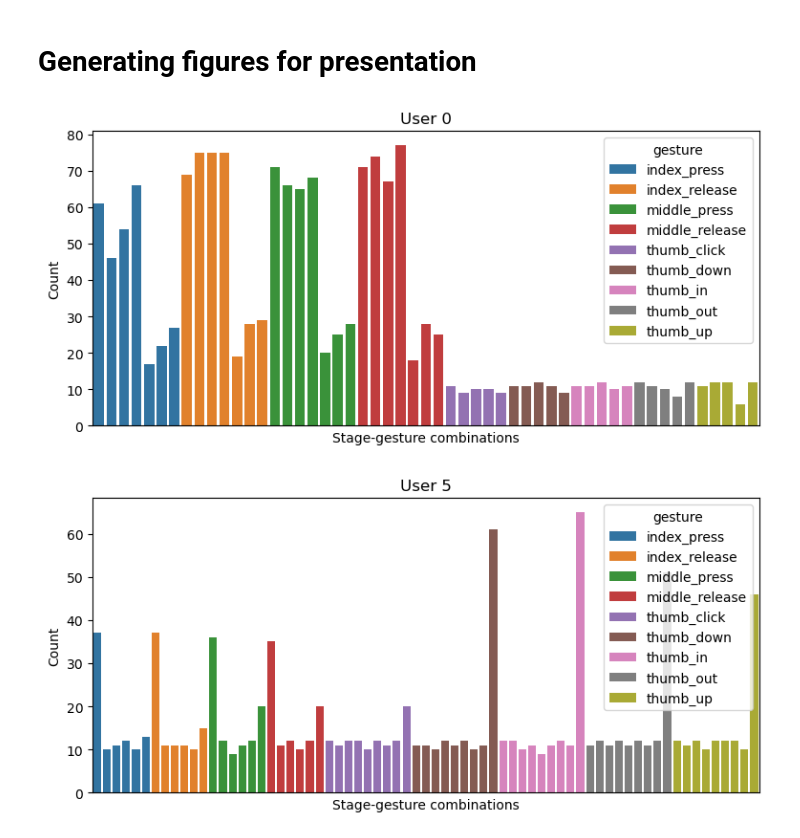
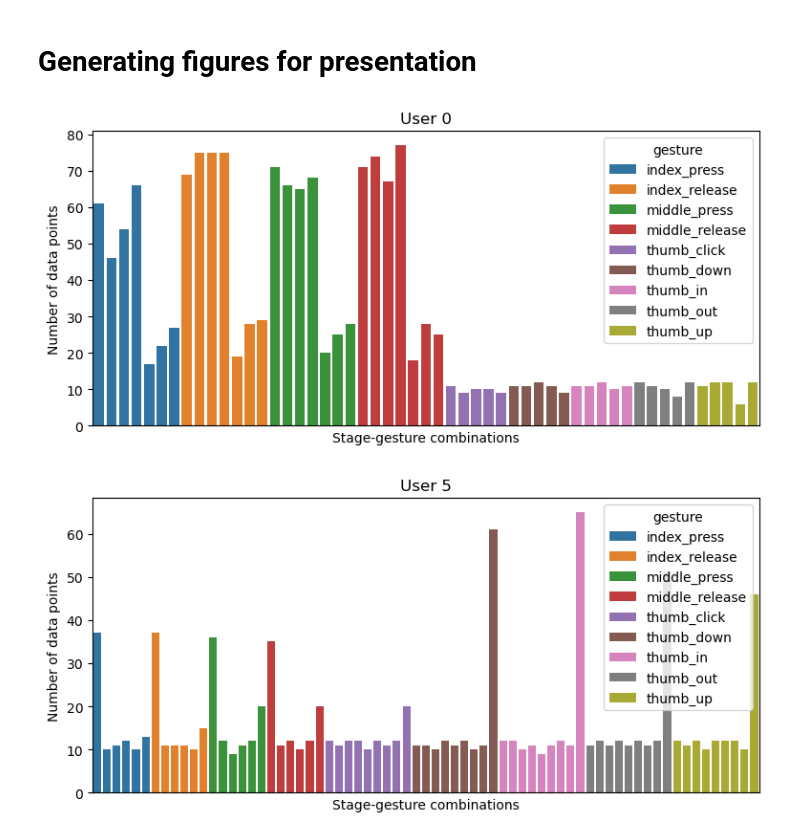
Before and after one commit to Erdos-Projects/fall-2025-gesture-recognition, a Jupyter notebook: notebooks/train_test_split_DRAFT.ipynb, the cells around one changed output. Cells and saved outputs as stored; diff of their text form; code cells hidden in the pictures.

Commit message:
Add data distribution figures to images folder

```diff
--- a/notebooks/train_test_split_DRAFT.ipynb
+++ b/notebooks/train_test_split_DRAFT.ipynb
@@ -186,18 +186,21 @@ There are 77 users with at least one suitable choice for a test stage.
 # %%
 # count plots for each gesture-stage combination for two particular users
 for user_id in [0,5]:
     user_data = df_no_outliers[df_no_outliers['user'] == user_id]
 
     fig, ax = plt.subplots(figsize=(9, 4))
     sns.countplot(data = user_data, x = 'stage_gesture', hue = 'gesture')
 
     plt.xticks(ticks = [])
     plt.xlabel('Stage-gesture combinations')
 
-    plt.ylabel('Count')
+    plt.ylabel('Number of data points')
 
     plt.title('User '+str(user_id))
+
+    plt.savefig('../images/User_'+str(user_id)+'_data_distribution.png')
+
     plt.show()
 # %% [output]
-[figure, old version]
+[figure, new version]
-[figure, old version]
+[figure, new version]
```
Also changed, not shown: 2 other files.
